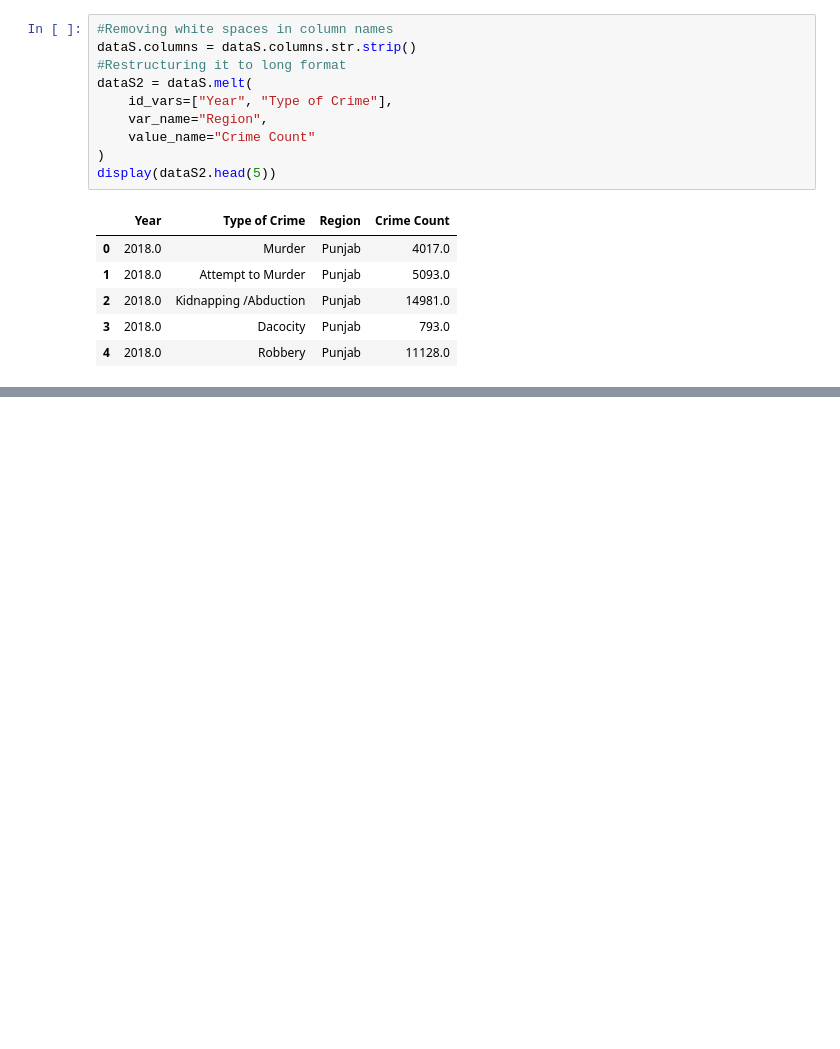
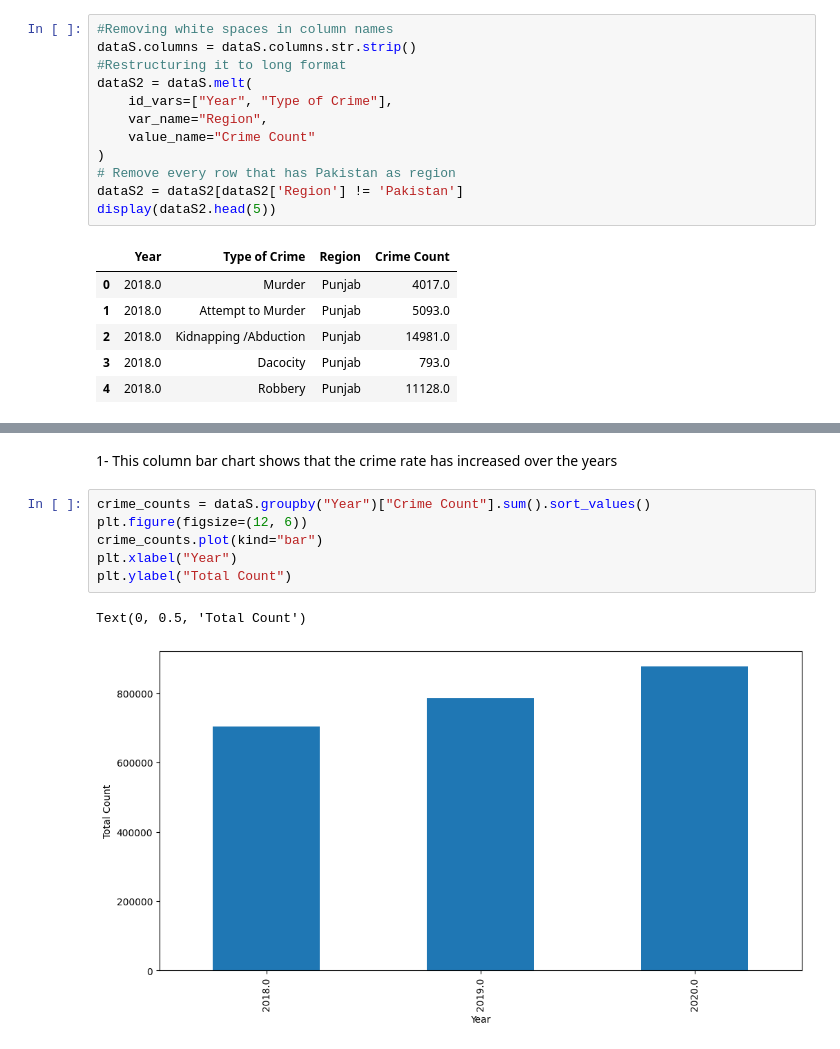
Before and after one commit to hassanfasih131-cpu/Crime_Pakistan, a Jupyter notebook: Crime_Pakistan.ipynb, the cells around one changed output, grey strips where cells are left out. Saved outputs shown, nothing was run; the diff lists cells and outputs as text; blank space fills up the shorter version.

Commit message:
Created graphs and added a small description explaining them, fixed previous errors

```diff
--- a/Crime_Pakistan.ipynb
+++ b/Crime_Pakistan.ipynb
@@ -80,6 +80,8 @@ dataS2 = dataS.melt(
     var_name="Region",
     value_name="Crime Count"
 )
+# Remove every row that has Pakistan as region
+dataS2 = dataS2[dataS2['Region'] != 'Pakistan']
 display(dataS2.head(5))
 # %% [output]
 |  | Year | Type of Crime | Region | Crime Count |
@@ -122,3 +124,14 @@ max      685778.000000
 Successfully removed the rows with missing values
 
 There are now 0  missing values
+# %% [markdown]
+1- This column bar chart shows that the crime rate has increased over the years
+# %%
+crime_counts = dataS.groupby("Year")["Crime Count"].sum().sort_values()
+plt.figure(figsize=(12, 6))
+crime_counts.plot(kind="bar")
+plt.xlabel("Year")
+plt.ylabel("Total Count")
+# %% [output]
+Text(0, 0.5, 'Total Count')
+[figure, added]
```
Also changed, not shown: parts of 10 cells of this notebook.
